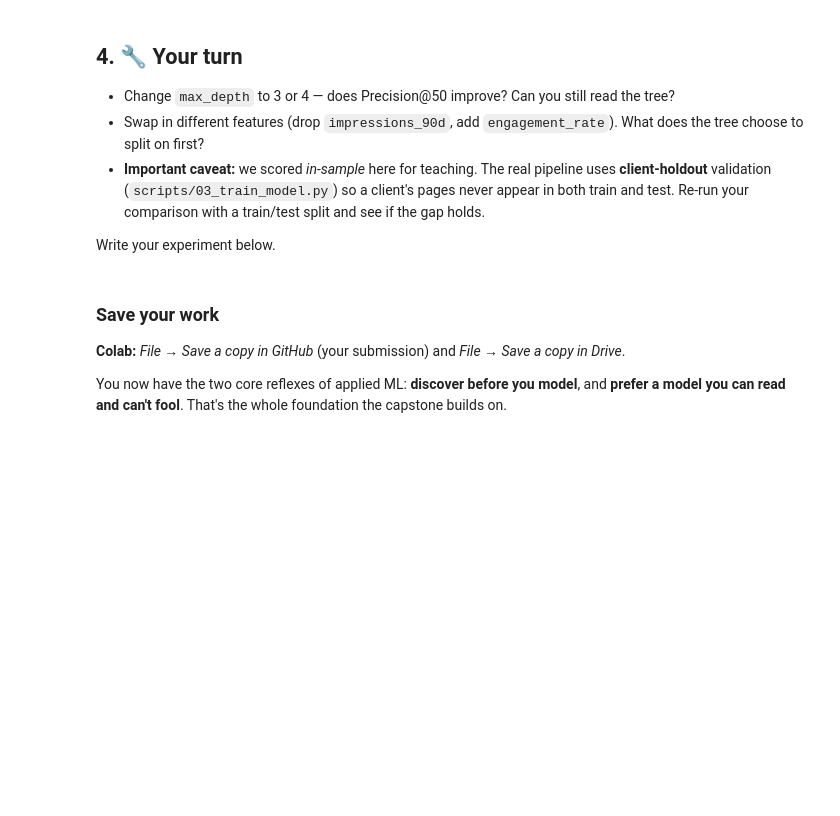
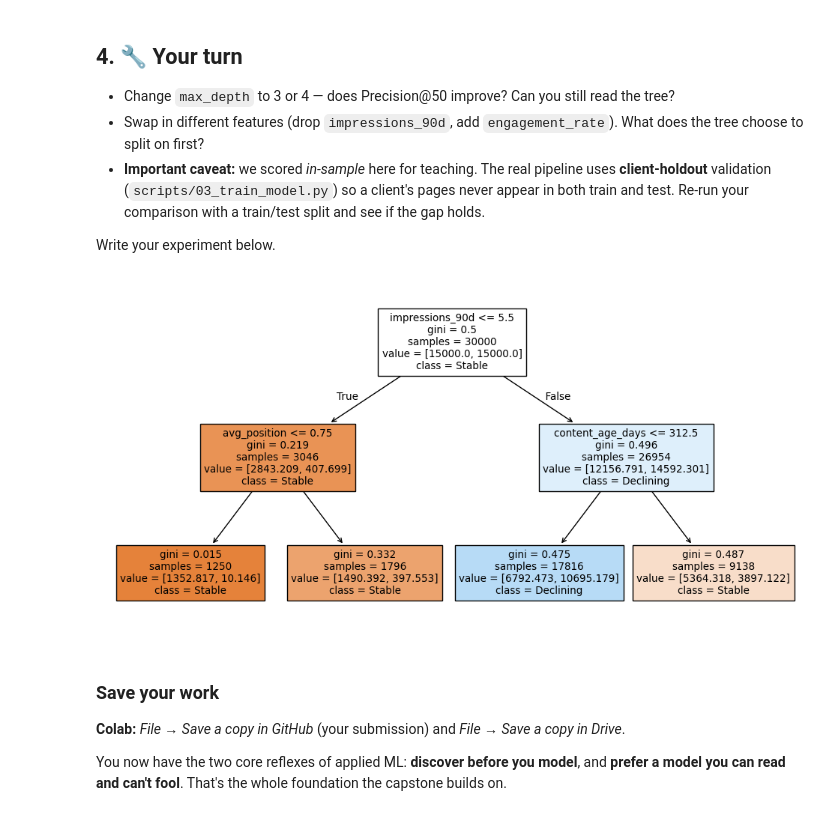
Before and after one commit to Tahaahmed729/flyrank-ml-internship, a Jupyter notebook: notebooks/02_your_first_readable_model.ipynb, the cells around one changed output. Drawn from its saved outputs; the diff is of its cells as text; code cells hidden in the pictures; blank space fills up the shorter version.

```diff
--- a/notebooks/02_your_first_readable_model.ipynb
+++ b/notebooks/02_your_first_readable_model.ipynb
@@ -102,24 +145,25 @@ That's also why the starter data ships **only observable signals** — the produ
 Write your experiment below.
 # %%
 # Your experiment here
-# Train a Decision Tree Classifier with max_depth=2 (so it remains readable)
+# Train a Decision Tree Classifier with max_depth=2 (readable)
 from sklearn.tree import DecisionTreeClassifier, plot_tree
 import matplotlib.pyplot as plt
 
-# We define our features (X) and target (y)
-# (Notebook 2 ke variables ke mutabiq features aur target select kiye hain)
-features = ['content_age_days', 'avg_position', 'impressions_90d']
+
+features = ["content_age_days", "days_since_last_update", "impressions_90d", "avg_position", "ctr", "word_count"]
 X = df[features]
-y = df['is_clicked']  # or whatever target variable is defined in the previous cells of your notebook
+y = df["is_declining_label"]
 
-# Initialize and fit the model
-clf = DecisionTreeClassifier(max_depth=2, random_state=42)
+# Train Decision Tree model
+clf = DecisionTreeClassifier(max_depth=2, class_weight="balanced", random_state=42)
 clf.fit(X, y)
 
-# Let's plot and visualize the tree model we just trained
+# Flowchart plot (visualize tree)
 plt.figure(figsize=(12, 6))
-plot_tree(clf, feature_names=features, class_names=['Not Clicked', 'Clicked'], filled=True)
+plot_tree(clf, feature_names=features, class_names=['Stable', 'Declining'], filled=True)
 plt.show()
+# %% [output]
+[figure, added]
 # %% [markdown]
 ### Save your work
 **Colab:** *File → Save a copy in GitHub* (your submission) and *File → Save a copy in Drive*.
```
Also changed, not shown: parts of 6 cells of this notebook.
